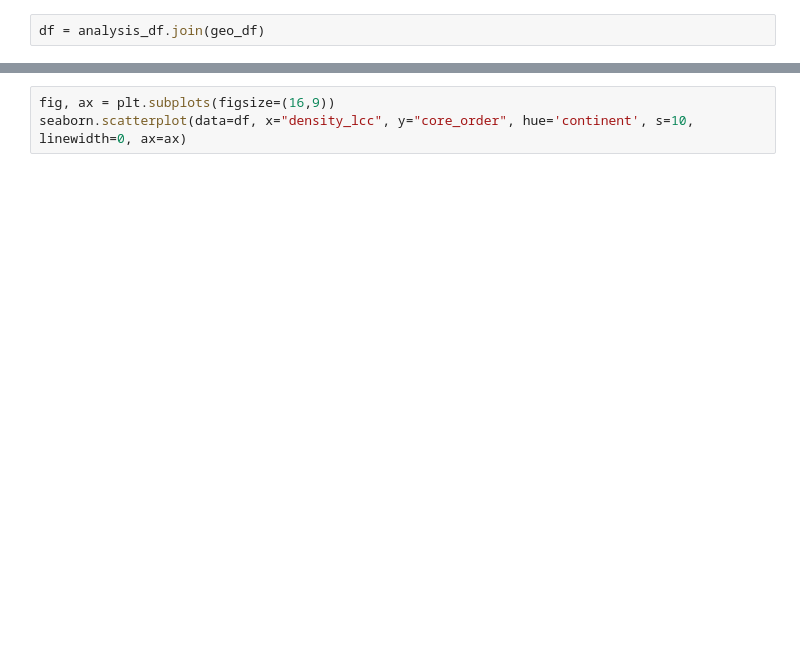
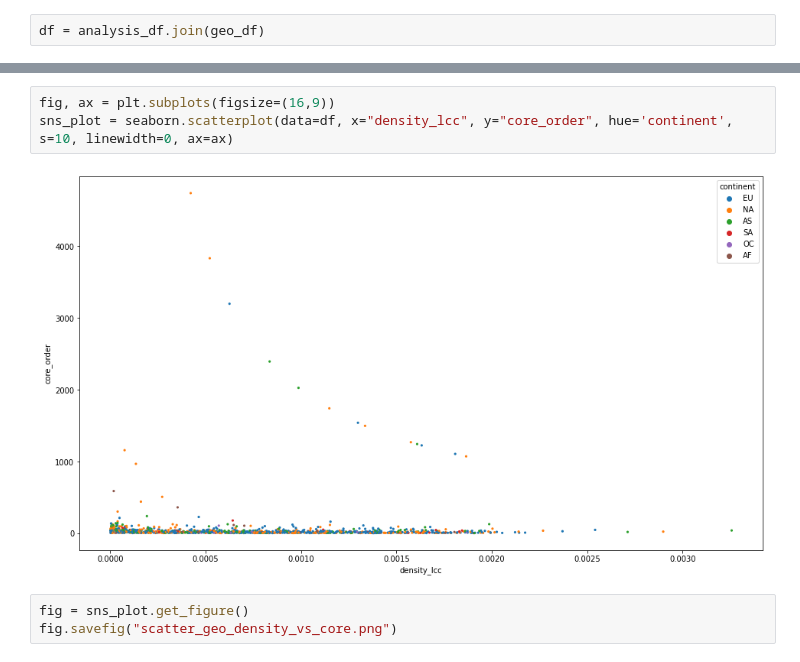
Before and after one commit to netgroup/as-analysis, a Jupyter notebook: geo_plotter.ipynb, the cells around one changed output, grey strips where cells are left out. Drawn from its saved outputs; the diff is of its cells as text; blank space fills up the shorter version.

Commit message:
data visualization

```diff
--- a/geo_plotter.ipynb
+++ b/geo_plotter.ipynb
@@ -95,3 +137,8 @@ fg.map(plt.scatter, 'density_lcc', 'core_order').add_legend()
 # %%
 fig, ax = plt.subplots(figsize=(16,9))
-seaborn.scatterplot(data=df, x="density_lcc", y="core_order", hue='continent', s=10, linewidth=0, ax=ax)
+sns_plot = seaborn.scatterplot(data=df, x="density_lcc", y="core_order", hue='continent', s=10, linewidth=0, ax=ax)
+# %% [output]
+[figure, added]
+# %%
+fig = sns_plot.get_figure()
+fig.savefig("scatter_geo_density_vs_core.png")
```
Also changed, not shown: parts of 4 cells of this notebook, 5 other files.
